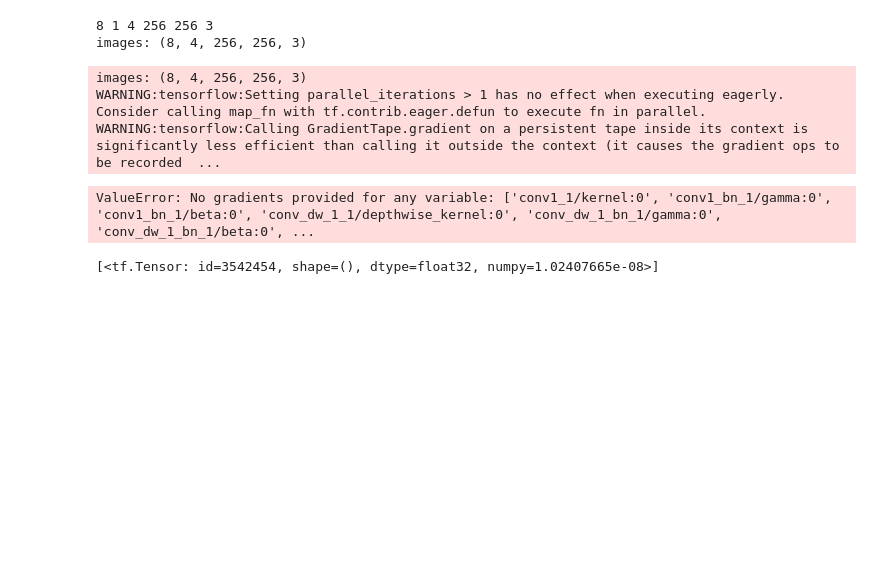
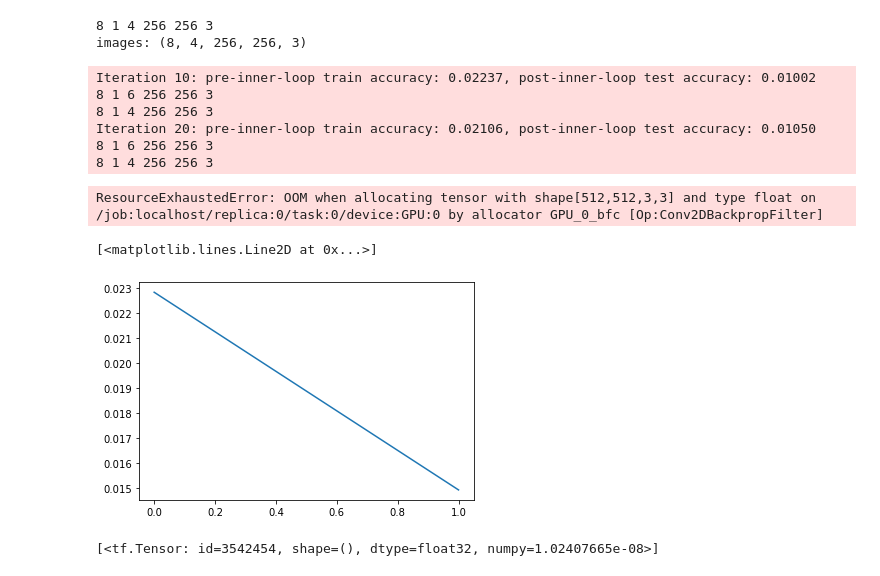
Before and after one commit to gsarm78/MetaSegmentation, a Jupyter notebook: v2_MAML_unet.ipynb, the cells around one changed output. Cells and saved outputs as stored; diff of their text form; code cells hidden in the pictures; blank space fills up the shorter version.

Commit message:
Working version of MAML on UNet. Need to implement the meta_train_fn and meta_test_fn

```diff
--- a/v2_MAML_unet.ipynb
+++ b/v2_MAML_unet.ipynb
@@ -328,15 +329,15 @@ optimizer = tf.keras.optimizers.Adam(learning_rate=0.001)
 from tqdm import tqdm
 pre_accuracies, post_accuracies = [], []
 val_post_accs = []
-SUMMARY_INTERVAL = 1
-SAVE_INTERVAL = 1
-PRINT_INTERVAL = 1
+SUMMARY_INTERVAL = 2
+SAVE_INTERVAL = 5
+PRINT_INTERVAL = 10
 # TEST_PRINT_INTERVAL = PRINT_INTERVAL*5
-TEST_PRINT_INTERVAL = 1
+TEST_PRINT_INTERVAL = 10
 
 batch_size = 8
 num_inner_updates = 1
-meta_train_iterations = 3
+meta_train_iterations = 3000
 for itr in tqdm(range(meta_train_iterations)):
 
     k_shot=2
@@ -344,7 +345,7 @@ for itr in tqdm(range(meta_train_iterations)):
     b,n,k,w,h,c = images.shape
     print(b,n,k,w,h,c)
     images = images.reshape((b,n*k,w,h,c))
-    print("images: {}".format(images.shape))
+    # print("images: {}".format(images.shape))
     labels = labels.reshape((b,n*k,w,h,1))
 
     input_tr  = images[:,:k_shot]
@@ -372,11 +373,11 @@ for itr in tqdm(range(meta_train_iterations)):
       # pre_accuracies, post_accuracies = [], []
     if (itr!=0) and itr % TEST_PRINT_INTERVAL == 0:
         k_shot=2
-        images,labels = d.sample_batch('meta_train',batch_size)
+        images,labels = d.sample_batch('meta_eval',batch_size)
         b,n,k,w,h,c = images.shape
         print(b,n,k,w,h,c)
         images = images.reshape((b,n*k,w,h,c))
-        print("images: {}".format(images.shape))
+        # print("images: {}".format(images.shape))
         labels = labels.reshape((b,n*k,w,h,1))
 
         input_tr  = images[:,:k_shot]
@@ -400,10 +401,18 @@ for itr in tqdm(range(meta_train_iterations)):
 #   print("Saving to ", model_file)
 #   model.save_weights(model_file)
 # %% [output]
-images: (8, 4, 256, 256, 3)
-WARNING:tensorflow:Setting parallel_iterations > 1 has no effect when executing eagerly. Consider calling map_fn with tf.contrib.eager.defun to execute fn in parallel.
-WARNING:tensorflow:Calling GradientTape.gradient on a persistent tape inside its context is significantly less efficient than calling it outside the context (it causes the gradient ops to be recorded  ...
+Iteration 10: pre-inner-loop train accuracy: 0.02237, post-inner-loop test accuracy: 0.01002
+8 1 6 256 256 3
+8 1 4 256 256 3
+Iteration 20: pre-inner-loop train accuracy: 0.02106, post-inner-loop test accuracy: 0.01050
+8 1 6 256 256 3
+8 1 4 256 256 3
-ValueError: No gradients provided for any variable: ['conv1_1/kernel:0', 'conv1_bn_1/gamma:0', 'conv1_bn_1/beta:0', 'conv_dw_1_1/depthwise_kernel:0', 'conv_dw_1_bn_1/gamma:0', 'conv_dw_1_bn_1/beta:0', ...
+ResourceExhaustedError: OOM when allocating tensor with shape[512,512,3,3] and type float on /job:localhost/replica:0/task:0/device:GPU:0 by allocator GPU_0_bfc [Op:Conv2DBackpropFilter]
+# %%
+plt.plot(val_post_accs)
+# %% [output]
+[<matplotlib.lines.Line2D at 0x...>]
+[figure, added]
 # %%
 result[-1]
 # %% [output]
```
Also changed, not shown: parts of 3 cells of this notebook.
